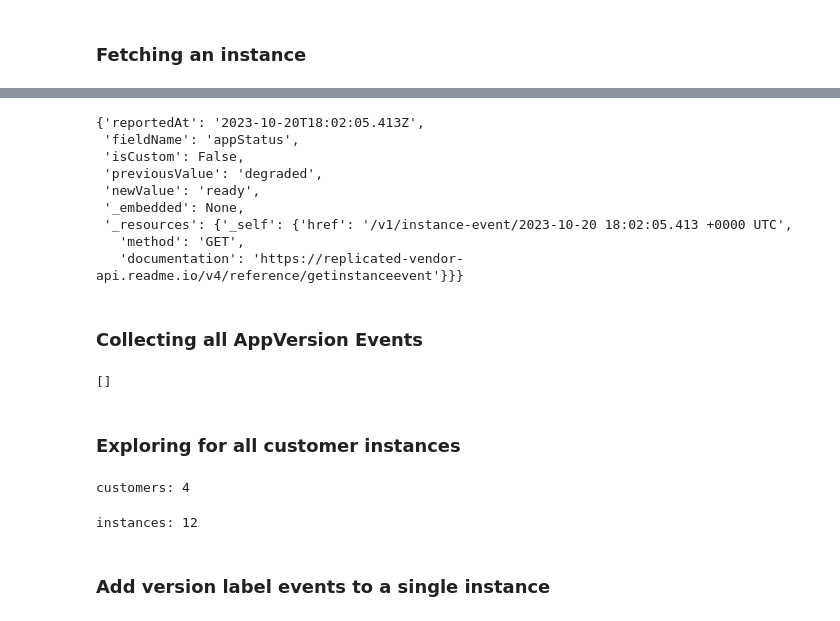
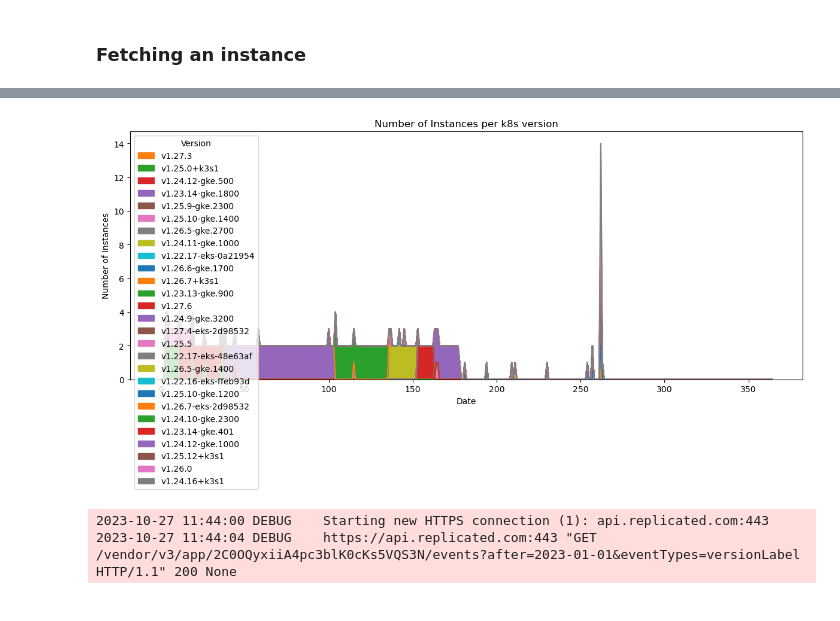
Before and after one commit to replicatedhq/wordpress-enterprise, a Jupyter notebook: analytics/notebooks/timeseries.ipynb, the cells around one changed output, grey strips where cells are left out. Saved outputs shown, nothing was run; the diff lists cells and outputs as text; code cells hidden in the pictures.

```diff
--- a/analytics/notebooks/timeseries.ipynb
+++ b/analytics/notebooks/timeseries.ipynb
@@ -52,0 +61,15 @@ instance
+# %%
+start_date = '2023-01-01'
+event_types= 'k8sVersion'
+
+resp = requests.get(
+    f"https://api.replicated.com/vendor/v3/app/{REPLICATED_APP_ID}/events?after={start_date}&eventTypes={event_types}",
+    headers=dict(Authorization=REPLICATED_API_TOKEN),
+)
+
+events = resp.json()
+
+eventsByTime = sorted(events, key=lambda event: event['reportedAt'])
+
+# preview earlist three events
+print("Total events:", len(events), "\n\n", json.dumps(eventsByTime[:3], indent=2))
@@ -53,48 +350,32 @@ instance
+# %%
+
+timeseries = events_to_timeseries(eventsByTime, all_instances, datetime(2023,1,1), 365)
+df = pd.DataFrame.from_records(timeseries)
+
+
+import matplotlib.pyplot as plt
+
+df.set_index('date')
+df.plot(kind='area', stacked=True, figsize=(12, 6))
+plt.title('Number of Instances per k8s version')
+plt.ylabel('Number of Instances')
+plt.xlabel('Date')
+plt.legend(title='Version', loc='upper left')
+plt.tight_layout()
+plt.show()
+# %% [output]
+[figure, added]
 # %%
+start_date = '2023-01-01'
+event_types= 'versionLabel'
 
 resp = requests.get(
-    f"https://api.replicated.com/v1/instance/{instance['instanceId']}/events",
+    f"https://api.replicated.com/vendor/v3/app/{REPLICATED_APP_ID}/events?after={start_date}&eventTypes={event_types}",
     headers=dict(Authorization=REPLICATED_API_TOKEN),
 )
 
-events = resp.json()
 
-# preview one event
-events['events'][0]
+versionEvents = sorted(resp.json(), key=lambda event: event['reportedAt'])
 # %% [output]
-{'reportedAt': '2023-10-20T18:02:05.413Z',
- 'fieldName': 'appStatus',
- 'isCustom': False,
- 'previousValue': 'degraded',
- 'newValue': 'ready',
- '_embedded': None,
- '_resources': {'_self': {'href': '/v1/instance-event/2023-10-20 18:02:05.413 +0000 UTC',
-   'method': 'GET',
-   'documentation': 'https://replicated-vendor-api.readme.io/v4/reference/getinstanceevent'}}}
+2023-10-27 11:44:00 DEBUG    Starting new HTTPS connection (1): api.replicated.com:443
+2023-10-27 11:44:04 DEBUG    https://api.replicated.com:443 "GET /vendor/v3/app/2C0OQyxiiA4pc3blK0cKs5VQS3N/events?after=2023-01-01&eventTypes=versionLabel HTTP/1.1" 200 None
-# %% [markdown]
-### Collecting all AppVersion Events
-# %%
-def clean_filter_events(events, fieldName=None):
-    return [
-        {k : event[k] for k in {'newValue', 'reportedAt'}} for event in events['events']
-        if fieldName is None or event['fieldName'] == fieldName
-    ]
-
-appVersionEvents = clean_filter_events(events, 'appVersion')
-appVersionEvents
-# %% [output]
-[]
-# %% [markdown]
-### Exploring for all customer instances
-# %%
-print(f"customers: {len(customers)}")
-# %% [output]
-customers: 4
-# %%
-allInstances = [instance for instance in customer['instances'] for customer in customers]
-
-print(f"instances: {len(allInstances)}")
-# %% [output]
-instances: 12
-# %% [markdown]
-### Add version label events to a single instance
```
Also changed, not shown: parts of 22 cells of this notebook.
